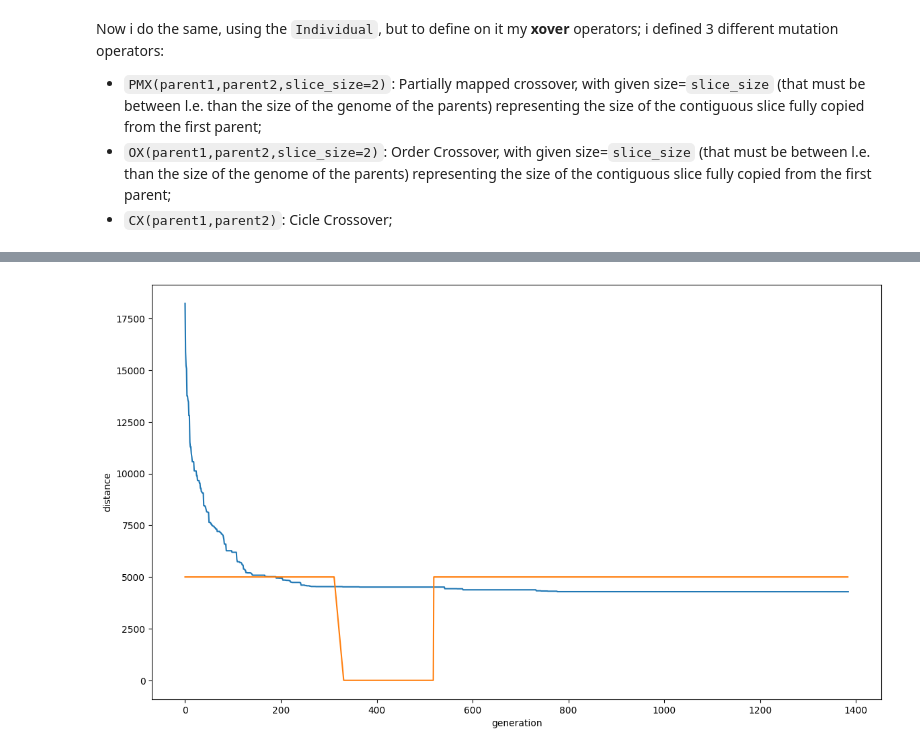
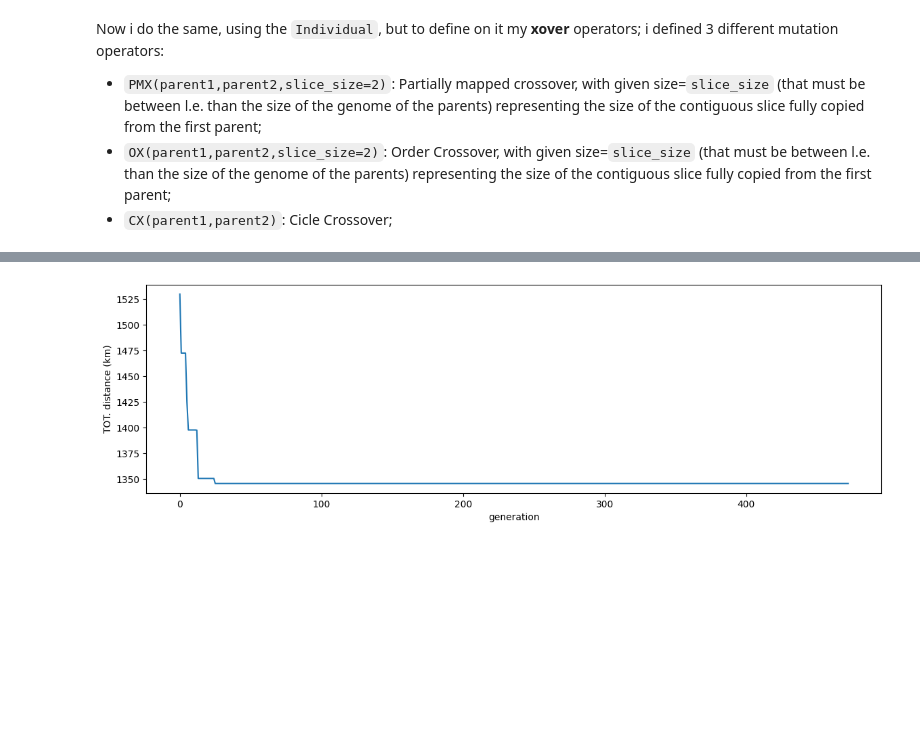
Before and after one commit to aledima00/CI2024_lab2, a Jupyter notebook: tsp.ipynb, the cells around one changed output, grey strips where cells are left out. Saved outputs shown, nothing was run; the diff lists cells and outputs as text; code cells hidden in the pictures; blank space fills up the shorter version.

```diff
--- a/tsp.ipynb
+++ b/tsp.ipynb
@@ -327,5 +391,5 @@ XOP = Recombinator(GENOME_SIZE)
 # %%
-def parent_selection(population,*,tau=2):
+def parent_selection(population,*,tau=3):
     """ Perform tournament selection on `population`, by randomly picking `tau` individuals,
      one at the time and with replacement, choosing then the fittest **one** """
     candidates = sorted(np.random.choice(population, tau), key=lambda e: e.fitness(), reverse=True)
@@ -379,17 +448,0 @@ ic| MAX_GENERATIONS: 1384
-# %%
-to_be_visited = [i for i in range(GENOME_SIZE)]
-greedy_solution = [to_be_visited.pop(0)]
-# in each iteration, add one at the top and one at the bottom of the array
-lgs = len(greedy_solution)
-
-while lgs!=GENOME_SIZE:
-    to_be_visited.sort(key=lambda i: dist_matrix[i,greedy_solution[0]])
-    greedy_solution.insert(0,to_be_visited.pop(0))
-    lgs+=1
-
-    if lgs!=GENOME_SIZE:
-        to_be_visited.sort(key=lambda i: dist_matrix[i,greedy_solution[lgs-1]])
-        greedy_solution.insert(lgs,to_be_visited.pop())
-        lgs+=1
-
-greedy_solution = np.array(greedy_solution);
@@ -398,60 +501,26 @@ greedy_solution = np.array(greedy_solution);
 # %%
 
 start_individual = Individual(greedy_solution)
-population = [start_individual if i==0 else MOP.mutate(start_individual,strength_perc=70) for i in range(POPULATION_SIZE)] # start from greedy solution
+population = [Individual.getRandom() if i<POPULATION_SIZE/2 else MOP.mutate(start_individual,strength_perc=10) for i in range(POPULATION_SIZE)] # start from greedy solution
 
-ic(population[10].fitness())
+ic(population[0].fitness())
 history = [-population[0].fitness()]
 speed_history = list()
-giveup_improvement=False
-
-def check_improvement(this_gen):
-    global population
-    global last_improvement_gen
-    global last_max_fitness
-    global SPEED
-    global SPEED_DEC
-    global SPEED_INC
-    global delta_min_improvement
-    global MAX_GENERATIONS
-    global giveup_improvement
-
-    current_mf = max([i.fitness() for i in population])
-    if last_improvement_gen is None:
-        # set initial values
-        last_improvement_gen = this_gen
-    elif abs((current_mf-last_max_fitness)/last_max_fitness)>delta_min_improvement:
-        # if the algorithm work, tend to full speed (SPEED=1)
-        delta_min_improvement=0.01
-        new_SPEED = SPEED+SPEED_INC
-        SPEED = min(new_SPEED,1)
-        last_improvement_gen = this_gen
-    elif this_gen-last_improvement_gen>MAX_GENERATIONS/20: # escape from local maximum!
-        delta_min_improvement=0.02
-        if this_gen-last_improvement_gen>MAX_GENERATIONS/5: # give up
-            SPEED=1
-            giveup_improvement=True
-        else:
-            # IF THERE ARE NO IMPROVEMENTS: increase exploration, slowing down the algorithm
-            new_SPEED = SPEED-SPEED_DEC
-            SPEED = max(new_SPEED,0)
-    last_max_fitness = current_mf
 
 
 for g in tqdm(range(MAX_GENERATIONS),position=0,desc="Generation"):
-    if not giveup_improvement:
-        check_improvement(g)
+    check_improvement(g)
     progress = (g*SPEED)/(MAX_GENERATIONS)
     MUTATION_PROBABILITY = START_MUTATION_PROBABILITY * (1-progress) + END_MUTATION_PROBABILITY * progress
     offspring = list()
     for _ in range(OFFSPRING_SIZE):
         if rng.random()<MUTATION_PROBABILITY:
-            p = parent_selection(population)
+            p = parent_selection(population, tau=TAU)
             o = MOP.mutate(p,strength_perc=70*(1-progress)+1*progress)
         else:
-            p1 = parent_selection(population)
-            p2 = parent_selection(population)
-            o = XOP.recombinate(p1, p2)
+            p1 = parent_selection(population, tau=TAU)
+            p2 = parent_selection(population, tau=TAU)
+            o = XOP(p1, p2)
         offspring.append(o)
 
     # SURVIVOR SELECTION
@@ -463,10 +532,13 @@ for g in tqdm(range(MAX_GENERATIONS),position=0,desc="Generation"):
 
 ic(genome_cost.calls)
 ic(population[0].fitness())
-ic(population[0].genome());
-plt.figure(figsize=(14, 8))
+ic(population[0].genome())
+plt.figure(figsize=(14, 4))
 plt.plot(history)
 plt.xlabel("generation")
-plt.ylabel("distance")
-plt.plot(np.array(speed_history)*5000);
+plt.ylabel("TOT. distance (km)")
+plt.figure(figsize=(14, 4))
+plt.plot(np.array(speed_history),color="red")
+plt.xlabel("generation")
+plt.ylabel("algorithm speed");
 # %% [output]
@@ -479 +549 @@ ic| population[0].genome(): array([ 8, 24,  7, 36, 16,  4, 19, 32, 25, 28, 13, 4
-[figure, old version]
+[figure, new version]
```
Also changed, not shown: parts of 30 cells of this notebook, 1 other file.
